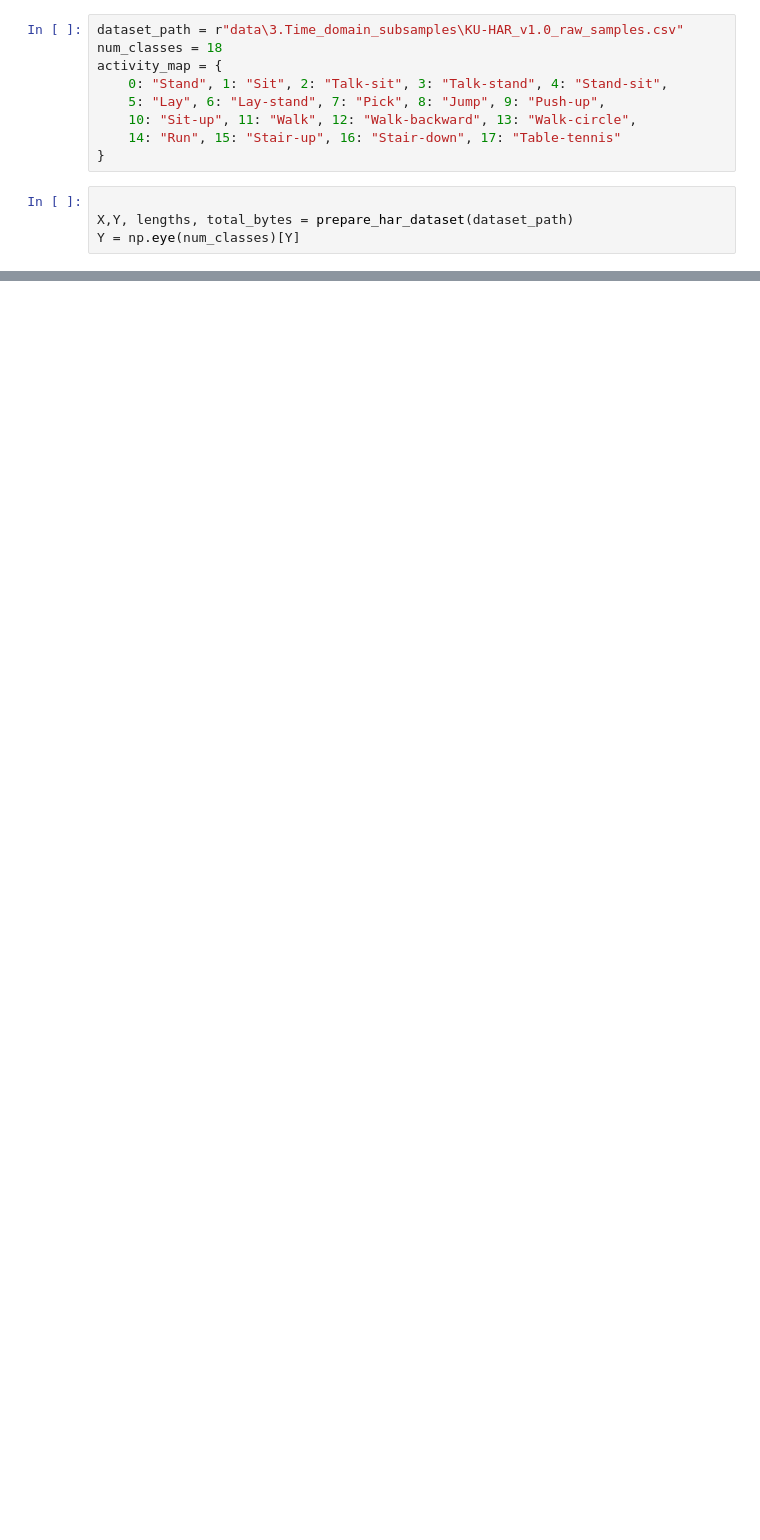
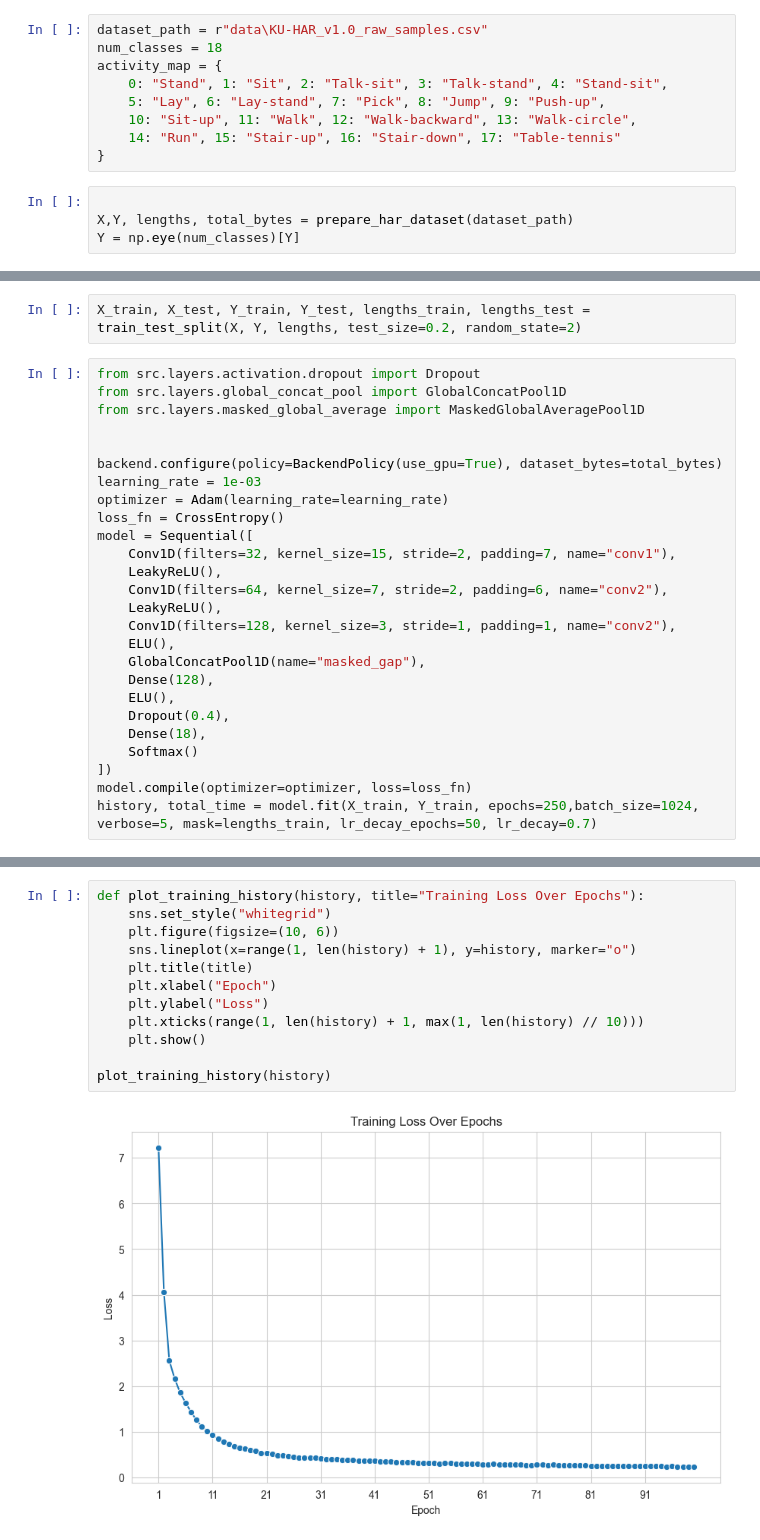
Before and after one commit to Wasloso/isa-s1-mla-project, a Jupyter notebook: neural_network_showcase.ipynb, the cells around one changed output, grey strips where cells are left out. Saved outputs shown, nothing was run; the diff lists cells and outputs as text; blank space fills up the shorter version.

Commit message:
feat: add notebook with model showcase

```diff
--- a/neural_network_showcase.ipynb
+++ b/neural_network_showcase.ipynb
@@ -34,6 +40,6 @@ def prepare_har_dataset(csv_path: str) -> tuple[np.ndarray, np.ndarray, np.ndarr
     return X_final, Y, lengths, X_final.nbytes + Y.nbytes
 # %%
-dataset_path = r"data\3.Time_domain_subsamples\KU-HAR_v1.0_raw_samples.csv"
+dataset_path = r"data\KU-HAR_v1.0_raw_samples.csv"
 num_classes = 18
 activity_map = {
     0: "Stand", 1: "Sit", 2: "Talk-sit", 3: "Talk-stand", 4: "Stand-sit",
@@ -59,0 +54,28 @@ model.compile(optimizer=Adam(learning_rate=0.001), loss=CrossEntropy())
+# %%
+X_train, X_test, Y_train, Y_test, lengths_train, lengths_test = train_test_split(X, Y, lengths, test_size=0.2, random_state=2)
+# %%
+from src.layers.activation.dropout import Dropout
+from src.layers.global_concat_pool import GlobalConcatPool1D
+from src.layers.masked_global_average import MaskedGlobalAveragePool1D
+
+
+backend.configure(policy=BackendPolicy(use_gpu=True), dataset_bytes=total_bytes)
+learning_rate = 1e-03
+optimizer = Adam(learning_rate=learning_rate)
+loss_fn = CrossEntropy()
+model = Sequential([
+    Conv1D(filters=32, kernel_size=15, stride=2, padding=7, name="conv1"),
+    LeakyReLU(),
+    Conv1D(filters=64, kernel_size=7, stride=2, padding=6, name="conv2"),
+    LeakyReLU(),
+    Conv1D(filters=128, kernel_size=3, stride=1, padding=1, name="conv2"),
+    ELU(),
+    GlobalConcatPool1D(name="masked_gap"),
+    Dense(128),
+    ELU(),
+    Dropout(0.4),
+    Dense(18),
+    Softmax()
+])
+model.compile(optimizer=optimizer, loss=loss_fn)
+history, total_time = model.fit(X_train, Y_train, epochs=250,batch_size=1024, verbose=5, mask=lengths_train, lr_decay_epochs=50, lr_decay=0.7)
@@ -59,0 +102,14 @@ model.compile(optimizer=Adam(learning_rate=0.001), loss=CrossEntropy())
+# %%
+def plot_training_history(history, title="Training Loss Over Epochs"):
+    sns.set_style("whitegrid")
+    plt.figure(figsize=(10, 6))
+    sns.lineplot(x=range(1, len(history) + 1), y=history, marker="o")
+    plt.title(title)
+    plt.xlabel("Epoch")
+    plt.ylabel("Loss")
+    plt.xticks(range(1, len(history) + 1, max(1, len(history) // 10)))
+    plt.show()
+
+plot_training_history(history)
+# %% [output]
+[figure, added]
```
Also changed, not shown: parts of 7 cells of this notebook.
